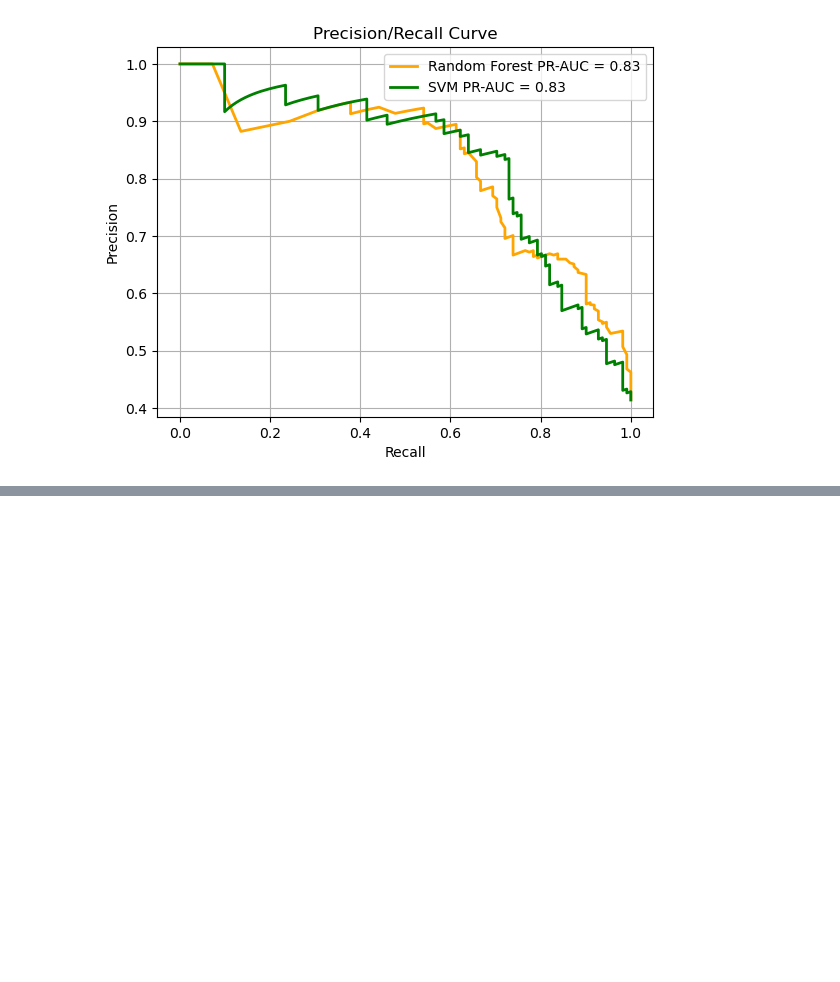
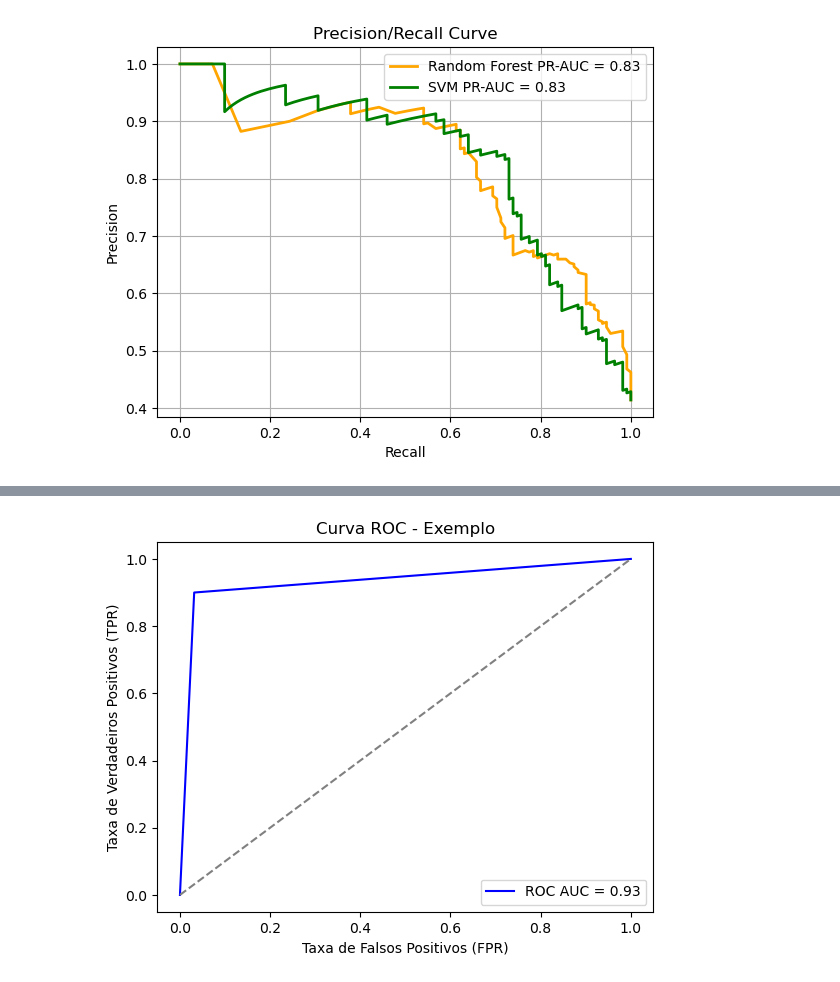
Before and after one commit to espeditoalves/ml-classification-metrics, a Jupyter notebook: notebooks/01_Evaluation.ipynb, the cells around one changed output, grey strips where cells are left out. Cells and saved outputs as stored; diff of their text form; code cells hidden in the pictures; blank space fills up the shorter version.

```diff
--- a/notebooks/01_Evaluation.ipynb
+++ b/notebooks/01_Evaluation.ipynb
@@ -821,0 +893,20 @@ plt.show()
+# %%
+import numpy as np
+TP = 450
+FN = 50
+TN = 9200
+FP = 300
+y_true = np.array([1]*TP + [0]*FP + [0]*TN + [1]*FN)
+y_scores = np.array([1]*TP + [1]*FP + [0]*TN + [0]*FN)
+
+fpr, tpr, _ = roc_curve(y_true, y_scores)
+roc_auc = auc(fpr, tpr)
+plt.plot(fpr, tpr, color='blue', label=f'ROC AUC = {roc_auc:.2f}')
+plt.plot([0, 1], [0, 1], color='gray', linestyle='--')
+plt.xlabel('Taxa de Falsos Positivos (FPR)')
+plt.ylabel('Taxa de Verdadeiros Positivos (TPR)')
+plt.title('Curva ROC - Exemplo')
+plt.legend(loc='lower right')
+plt.show()
+# %% [output]
+[figure, added]
```
Also changed, not shown: parts of 14 cells of this notebook.
